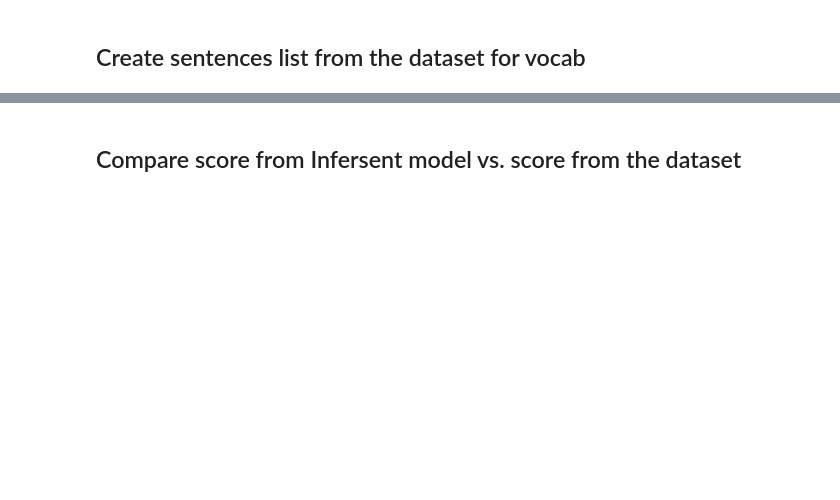
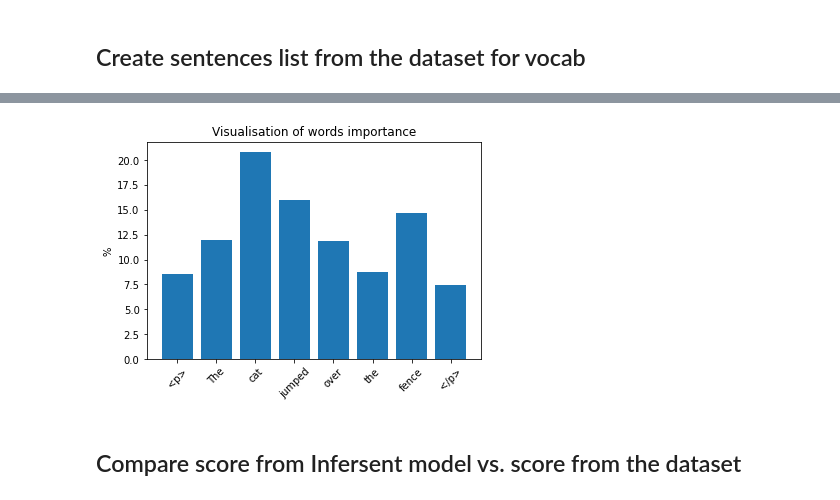
Before and after one commit to zoelie/STS-semantic-similarity, a Jupyter notebook: zoe_semantic_similarity_infersent.ipynb, the cells around one changed output, grey strips where cells are left out. Saved outputs shown, nothing was run; the diff lists cells and outputs as text; code cells hidden in the pictures; blank space fills up the shorter version.

```diff
--- a/zoe_semantic_similarity_infersent.ipynb
+++ b/zoe_semantic_similarity_infersent.ipynb
@@ -102,3 +132,8 @@ Vocab size : 13740
+# %%
+sample_sentence = 'The cat jumped over the fence'
+_, _ = model.visualize(sample_sentence)
+# %% [output]
+[figure, added]
 # %% [markdown]
 ## Compare score from Infersent model vs. score from the dataset
 # %%
```
Also changed, not shown: parts of 50 cells of this notebook.
